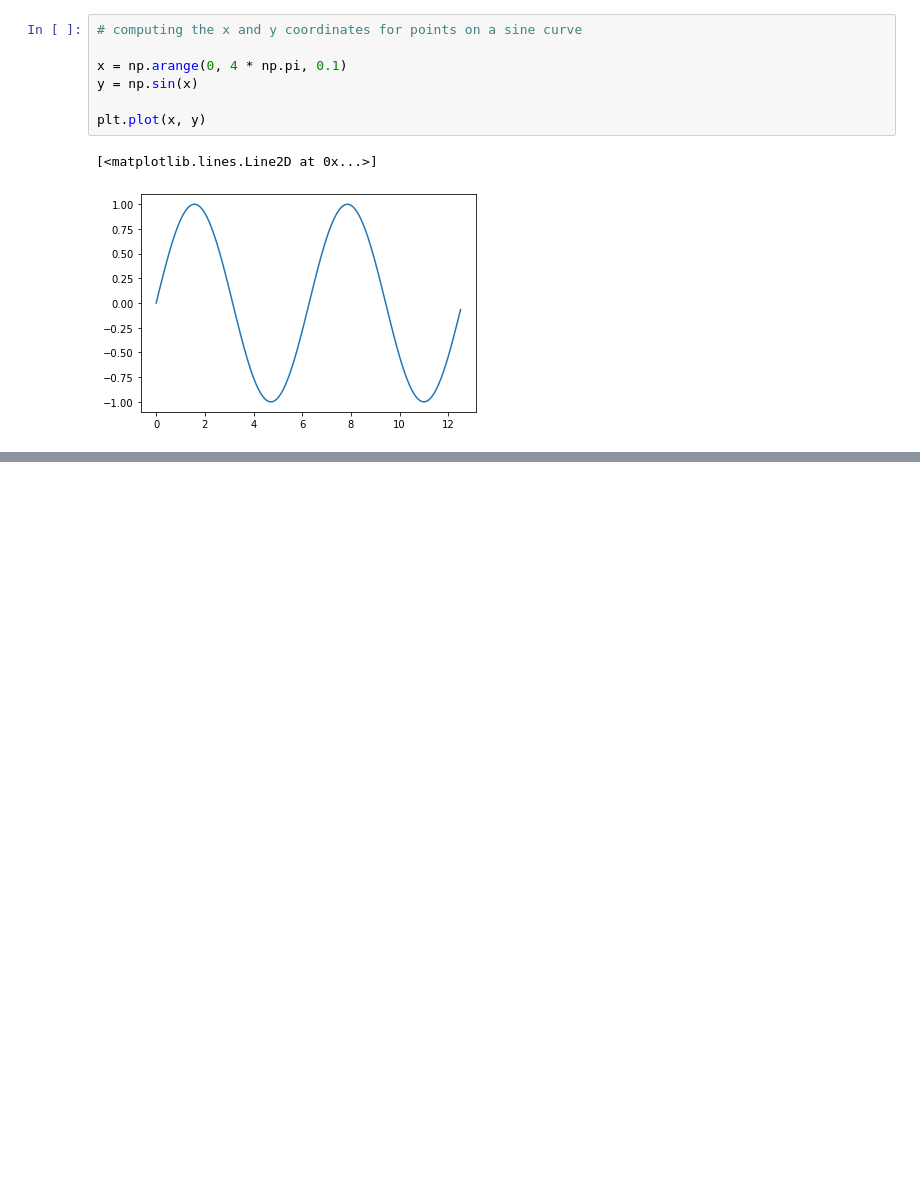
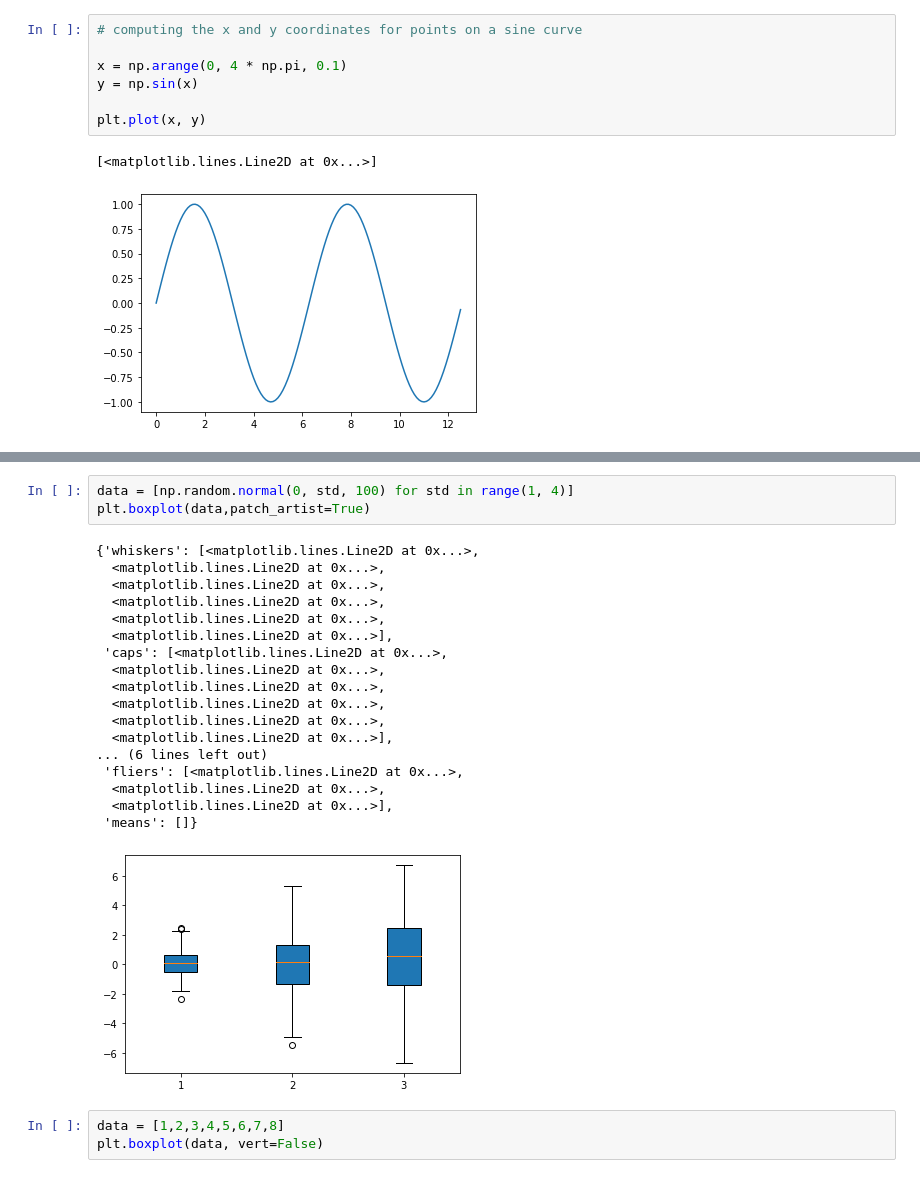
Before and after one commit to Neeteshking21/data-Science-, a Jupyter notebook: Matplotlib.ipynb, the cells around one changed output, grey strips where cells are left out. Drawn from its saved outputs; the diff is of its cells as text; blank space fills up the shorter version.

```diff
--- a/Matplotlib.ipynb
+++ b/Matplotlib.ipynb
@@ -80,0 +106,25 @@ plt.plot(x, y)
+# %%
+data = [np.random.normal(0, std, 100) for std in range(1, 4)]
+plt.boxplot(data,patch_artist=True)
+# %% [output]
+{'whiskers': [<matplotlib.lines.Line2D at 0x...>,
+  <matplotlib.lines.Line2D at 0x...>,
+  <matplotlib.lines.Line2D at 0x...>,
+  <matplotlib.lines.Line2D at 0x...>,
+  <matplotlib.lines.Line2D at 0x...>,
+  <matplotlib.lines.Line2D at 0x...>],
+ 'caps': [<matplotlib.lines.Line2D at 0x...>,
+  <matplotlib.lines.Line2D at 0x...>,
+  <matplotlib.lines.Line2D at 0x...>,
+  <matplotlib.lines.Line2D at 0x...>,
+  <matplotlib.lines.Line2D at 0x...>,
+  <matplotlib.lines.Line2D at 0x...>],
+... (6 lines left out)
+ 'fliers': [<matplotlib.lines.Line2D at 0x...>,
+  <matplotlib.lines.Line2D at 0x...>,
+  <matplotlib.lines.Line2D at 0x...>],
+ 'means': []}
+[figure, added]
+# %%
+data = [1,2,3,4,5,6,7,8]
+plt.boxplot(data, vert=False)
```
Also changed, not shown: parts of 7 cells of this notebook.
